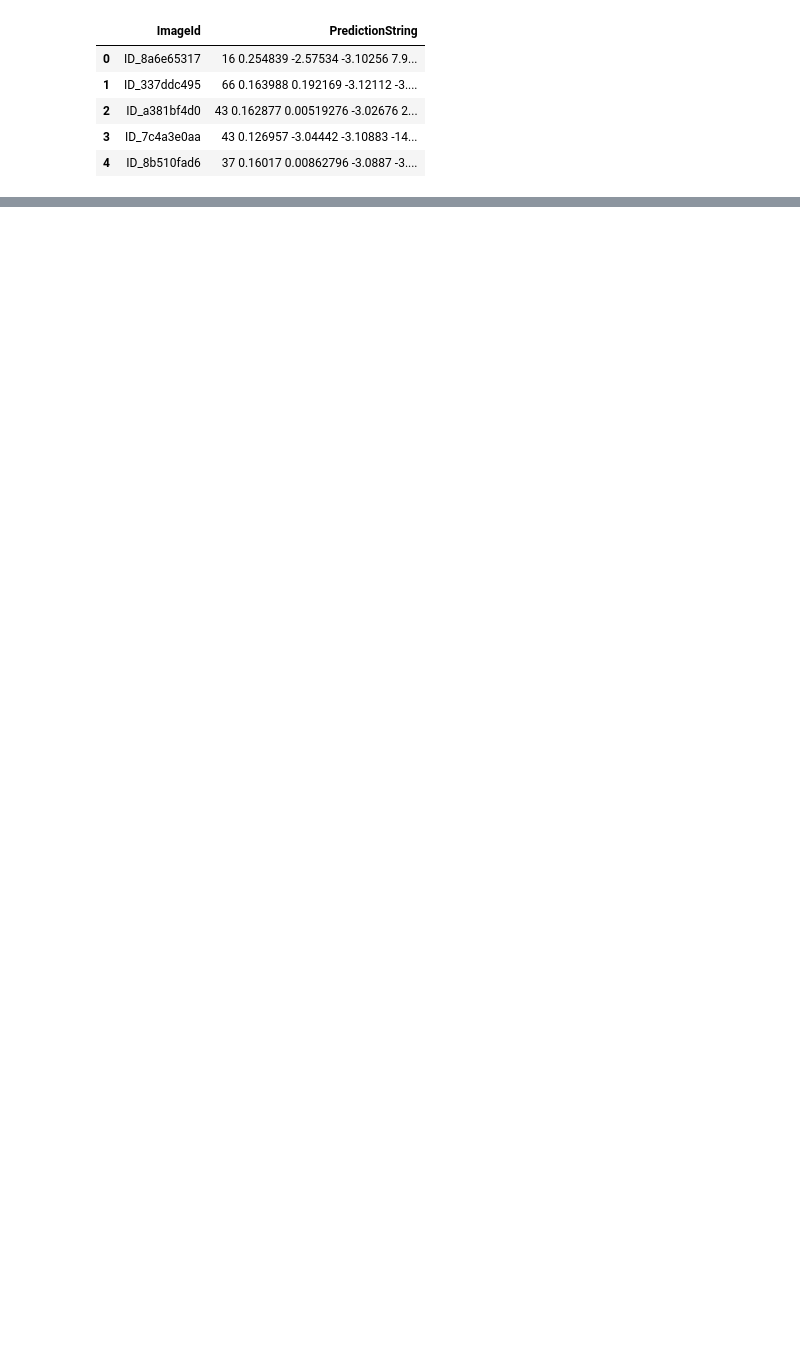
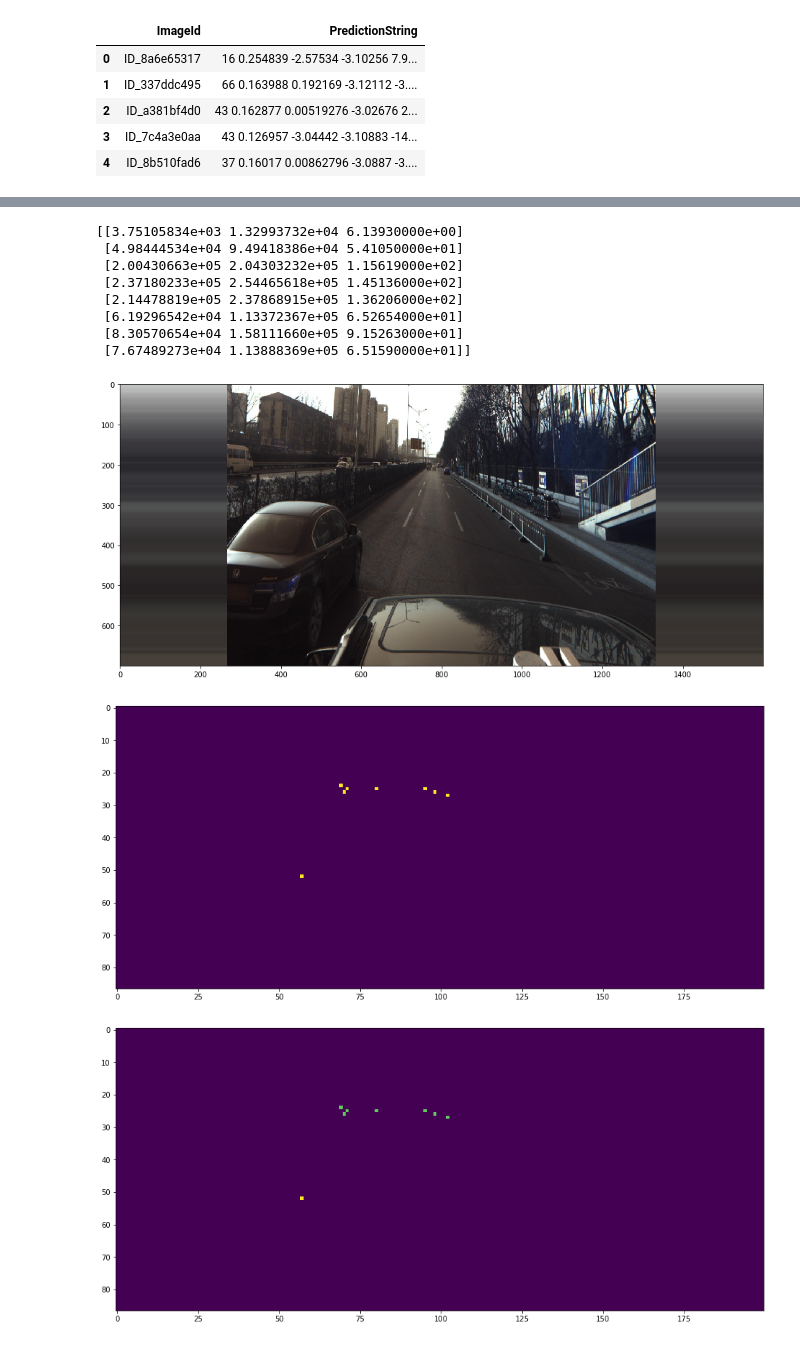
Before and after one commit to ar90n/pku-autonomous-driving, a Jupyter notebook: main.ipynb, the cells around one changed output, grey strips where cells are left out. Saved outputs shown, nothing was run; the diff lists cells and outputs as text; code cells hidden in the pictures; blank space fills up the shorter version.

```diff
--- a/main.ipynb
+++ b/main.ipynb
@@ -17,0 +89,38 @@ train.head()
+# %%
+from sklearn.model_selection import train_test_split
+from pku_autonomous_driving.dataset import CarDataset
+
+df_train, df_dev = train_test_split(train, test_size=0.08, random_state=63)
+df_test = test
+
+# Create dataset objects
+train_dataset = CarDataset(df_train)
+dev_dataset = CarDataset(df_dev)
+test_dataset = CarDataset(df_test)
+# %%
+from pku_autonomous_driving import dataset
+img, mask, regr = train_dataset[0]
+
+plt.figure(figsize=(16,16))
+plt.imshow(np.rollaxis(img, 0, 3))
+plt.show()
+
+plt.figure(figsize=(16,16))
+plt.imshow(mask)
+plt.show()
+
+plt.figure(figsize=(16,16))
+plt.imshow(regr[-2])
+plt.show()
+# %% [output]
+[[3.75105834e+03 1.32993732e+04 6.13930000e+00]
+ [4.98444534e+04 9.49418386e+04 5.41050000e+01]
+ [2.00430663e+05 2.04303232e+05 1.15619000e+02]
+ [2.37180233e+05 2.54465618e+05 1.45136000e+02]
+ [2.14478819e+05 2.37868915e+05 1.36206000e+02]
+ [6.19296542e+04 1.13372367e+05 6.52654000e+01]
+ [8.30570654e+04 1.58111660e+05 9.15263000e+01]
+ [7.67489273e+04 1.13888369e+05 6.51590000e+01]]
+[figure, added]
+[figure, added]
+[figure, added]
```
Also changed, not shown: parts of 12 cells of this notebook, 10 other files.
